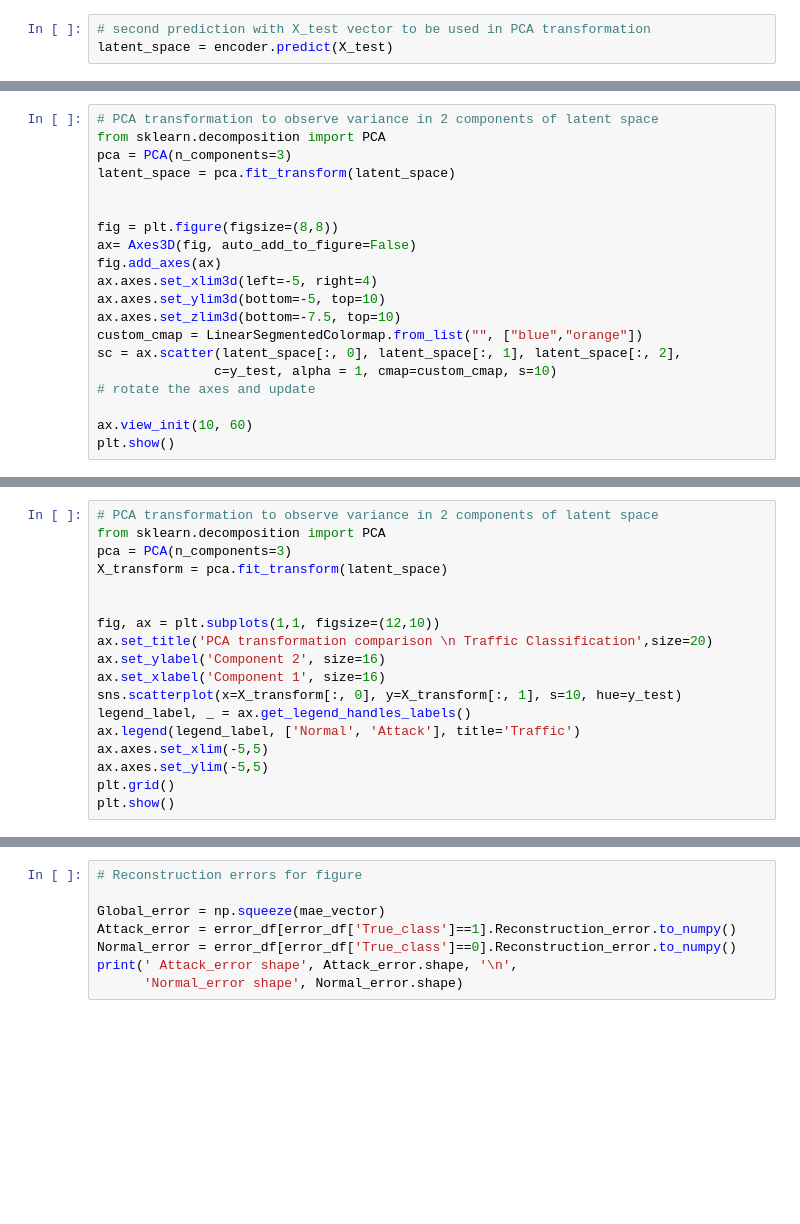
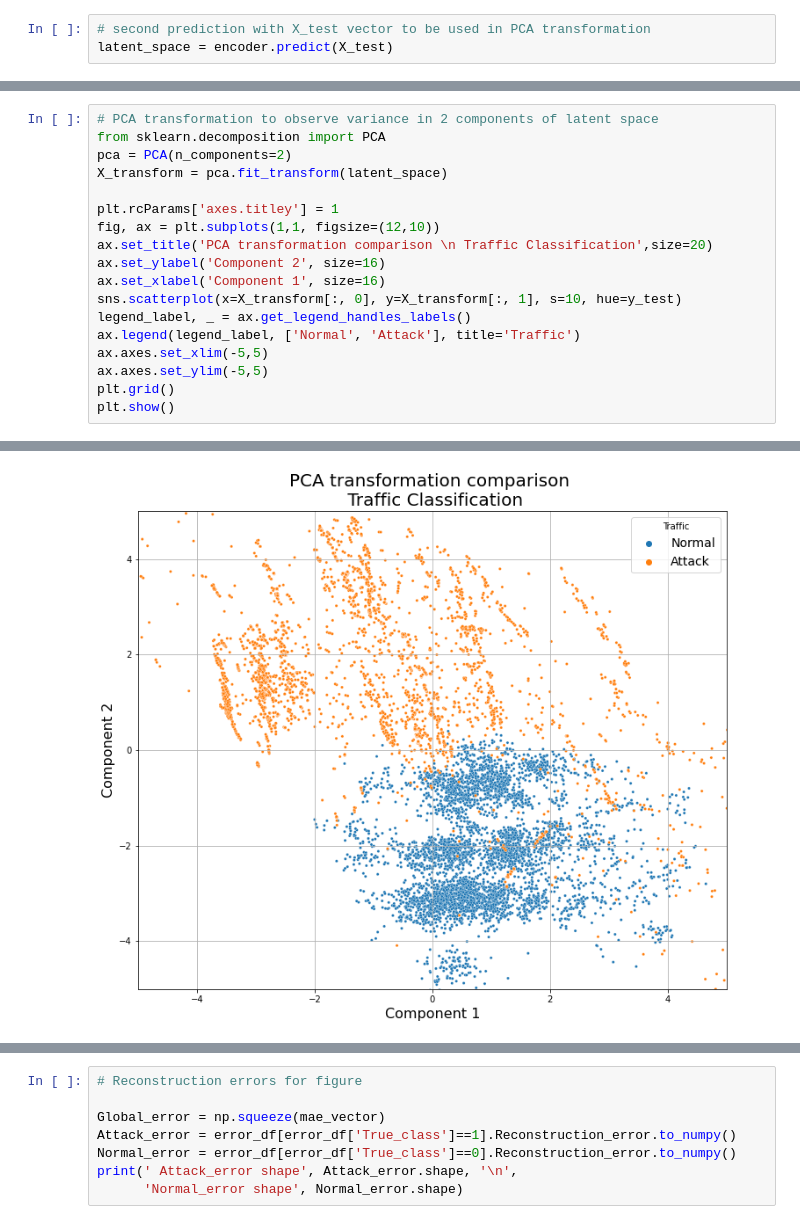
Before and after one commit to castorgit/Autoencoders, a Jupyter notebook: SCADA_VAE_Latent_space_01.ipynb, the cells around one changed output, grey strips where cells are left out. Saved outputs shown, nothing was run; the diff lists cells and outputs as text; blank space fills up the shorter version.

```diff
--- a/SCADA_VAE_Latent_space_01.ipynb
+++ b/SCADA_VAE_Latent_space_01.ipynb
@@ -376,20 +383,0 @@ NameError: name 'plt' is not defined
-# %%
-# PCA transformation to observe variance in 2 components of latent space
-from sklearn.decomposition import PCA
-pca = PCA(n_components=3)
-latent_space = pca.fit_transform(latent_space)
-
-
-fig = plt.figure(figsize=(8,8))
-ax= Axes3D(fig, auto_add_to_figure=False)
-fig.add_axes(ax)
-ax.axes.set_xlim3d(left=-5, right=4)
-ax.axes.set_ylim3d(bottom=-5, top=10)
-ax.axes.set_zlim3d(bottom=-7.5, top=10)
-custom_cmap = LinearSegmentedColormap.from_list("", ["blue","orange"])
-sc = ax.scatter(latent_space[:, 0], latent_space[:, 1], latent_space[:, 2],
-               c=y_test, alpha = 1, cmap=custom_cmap, s=10)
-# rotate the axes and update
-
-ax.view_init(10, 60)
-plt.show()
@@ -399,10 +384,10 @@ plt.show()
 # %%
 # PCA transformation to observe variance in 2 components of latent space
 from sklearn.decomposition import PCA
-pca = PCA(n_components=3)
+pca = PCA(n_components=2)
 X_transform = pca.fit_transform(latent_space)
 
-
+plt.rcParams['axes.titley'] = 1
 fig, ax = plt.subplots(1,1, figsize=(12,10))
 ax.set_title('PCA transformation comparison \n Traffic Classification',size=20)
 ax.set_ylabel('Component 2', size=16)
@@ -419,0 +403 @@ plt.show()
+[figure, added]
```
Also changed, not shown: parts of 24 cells of this notebook, 1 other file.
